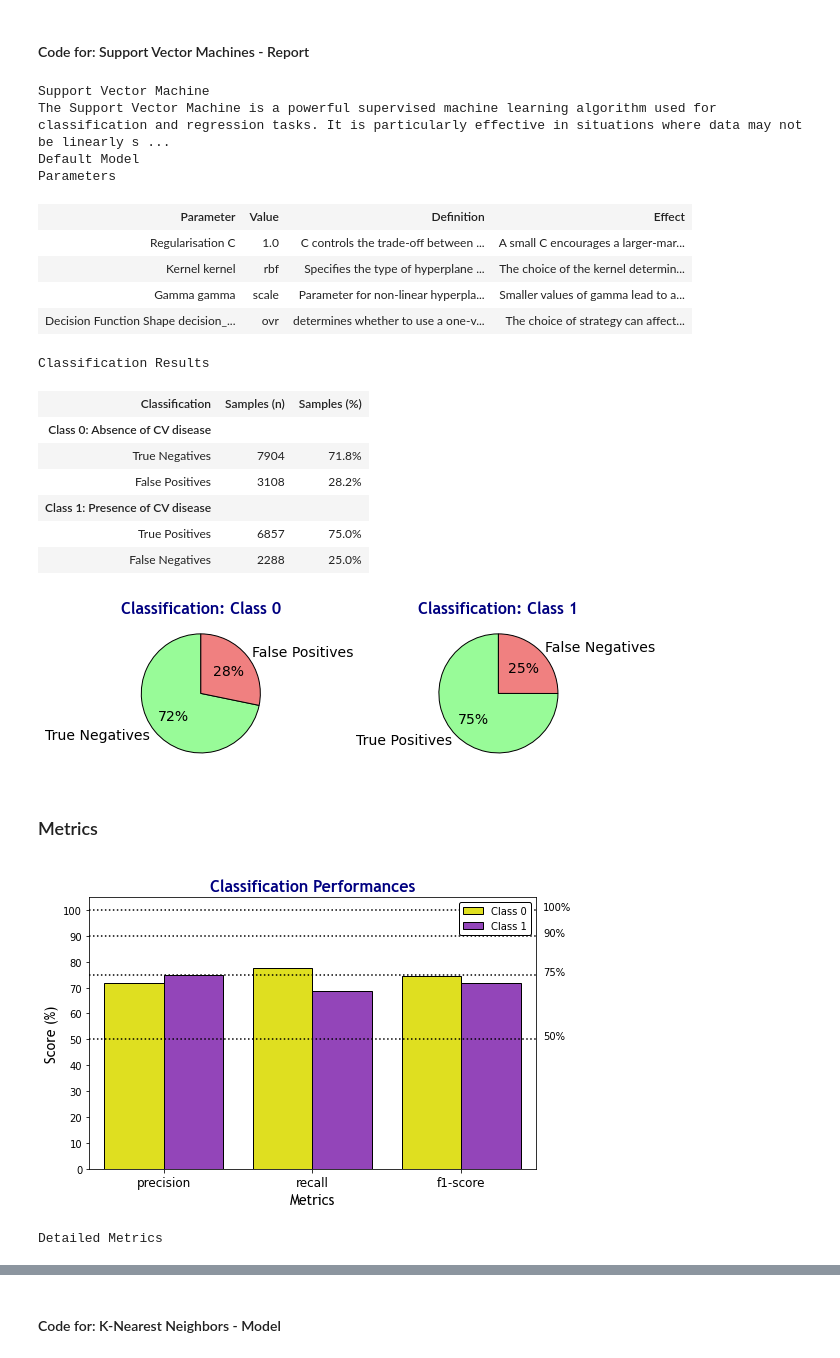
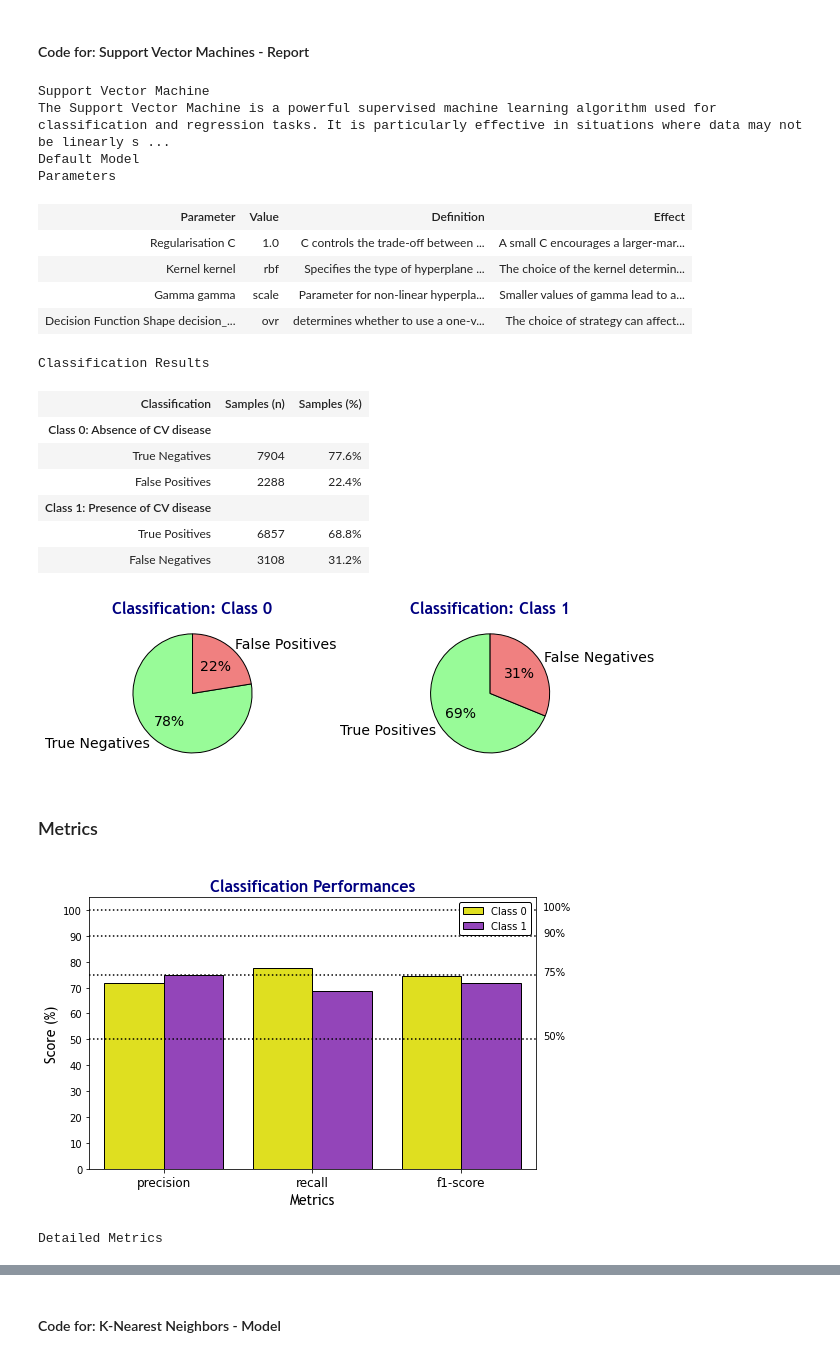
Before and after one commit to lucas-lfp/heart-shaped-box__Machine-Learning-SVM-classifier, a Jupyter notebook: CVD_p2.ipynb, the cells around one changed output, grey strips where cells are left out. Saved outputs shown, nothing was run; the diff lists cells and outputs as text; code cells hidden in the pictures.

```diff
--- a/CVD_p2.ipynb
+++ b/CVD_p2.ipynb
@@ -1147,40 +1174,40 @@ display(HTML(f"""
             <td style='text-align: justify !important'>determines whether to use a one-vs-one (<code>'ovo'</code>) or one-vs-the-rest (<code>'ovr'</code>) strategy for multi-class classification.</td>
             <td style='text-align: justify !important'>The choice of strategy can affect the computational efficiency and performance, especially in the case of a large number of classes.</td>
         </tr>
     </table>
     <h3>Classification Results</h3>
-    {matrix_display(pd.crosstab(y_test, svm_pred))}
+    {matrix_display(y_test, svm_pred)}
 </div>
 """))
 
-classification_plot(pd.crosstab(y_test, svm_pred))
+classification_plot(y_test, svm_pred)
 display(HTML(f"""
 <div class = 'all'>
     <h3>Metrics</h3>
 </div>
 """))
 
 perf_barplot(svm_report)
 report_table(svm_report)
 # %% [output]
 Support Vector Machine
 The Support Vector Machine is a powerful supervised machine learning algorithm used for classification and regression tasks. It is particularly effective in situations where data may not be linearly s ...
 Default Model
 Parameters
 | Parameter | Value | Definition | Effect |
 | Regularisation C | 1.0 | C controls the trade-off between ... | A small C encourages a larger-mar... |
 | Kernel kernel | rbf | Specifies the type of hyperplane ... | The choice of the kernel determin... |
 | Gamma gamma | scale | Parameter for non-linear hyperpla... | Smaller values of gamma lead to a... |
 | Decision Function Shape decision_... | ovr | determines whether to use a one-v... | The choice of strategy can affect... |
 Classification Results
 | Classification | Samples (n) | Samples (%) |
 | Class 0: Absence of CV disease |  |  |
-| True Negatives | 7904 | 71.8% |
-| False Positives | 3108 | 28.2% |
+| True Negatives | 7904 | 77.6% |
+| False Positives | 2288 | 22.4% |
 | Class 1: Presence of CV disease |  |  |
-| True Positives | 6857 | 75.0% |
-| False Negatives | 2288 | 25.0% |
+| True Positives | 6857 | 68.8% |
+| False Negatives | 3108 | 31.2% |
-[figure, old version]
+[figure, new version]
 Metrics
 [figure]
 Detailed Metrics
```
Also changed, not shown: parts of 6 cells of this notebook, 1 other file.
